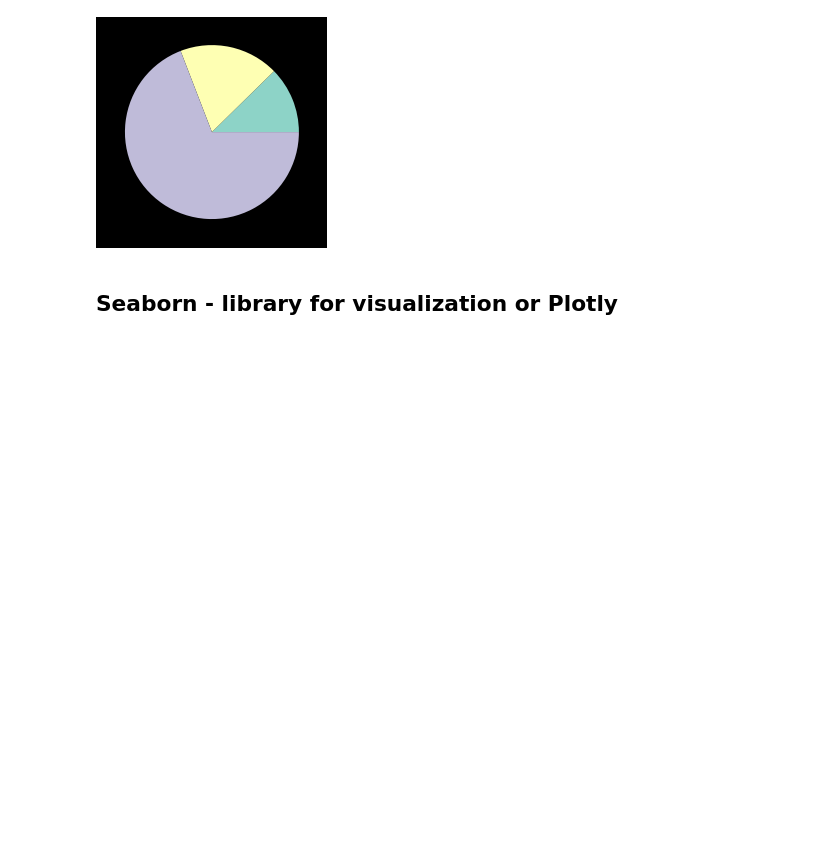
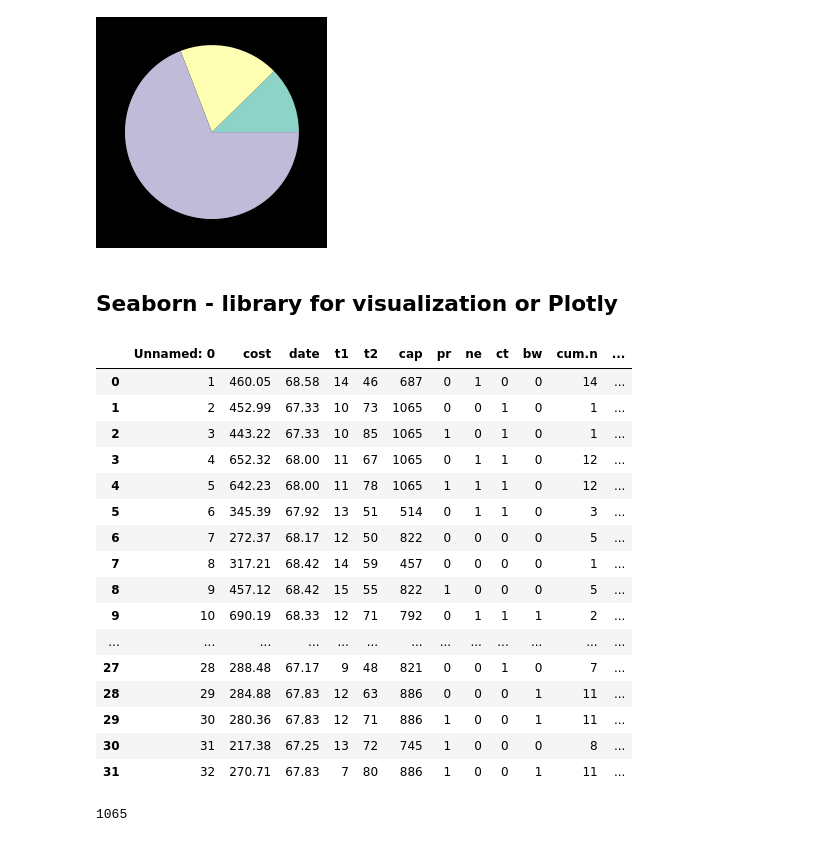
Before and after one commit to LuGeorgiev/Python-SoftUni, a Jupyter notebook: DataScience/03.DataVizualization/Data Visualisation Lecture.ipynb, the cells around one changed output. Saved outputs shown, nothing was run; the diff lists cells and outputs as text; code cells hidden in the pictures; blank space fills up the shorter version.

```diff
--- a/DataScience/03.DataVizualization/Data Visualisation Lecture.ipynb
+++ b/DataScience/03.DataVizualization/Data Visualisation Lecture.ipynb
@@ -192,3 +192,28 @@ plt.show()
 [figure]
 # %% [markdown]
 ## Seaborn - library for visualization or Plotly
+# %%
+powerplant_data = pd.read_csv("https://raw.githubusercontent.com/vincentarelbundock/Rdatasets/master/csv/boot/nuclear.csv")
+powerplant_data
+# %% [output]
+|  | Unnamed: 0 | cost | date | t1 | t2 | cap | pr | ne | ct | bw | cum.n | ... |
+| 0 | 1 | 460.05 | 68.58 | 14 | 46 | 687 | 0 | 1 | 0 | 0 | 14 | ... |
+| 1 | 2 | 452.99 | 67.33 | 10 | 73 | 1065 | 0 | 0 | 1 | 0 | 1 | ... |
+| 2 | 3 | 443.22 | 67.33 | 10 | 85 | 1065 | 1 | 0 | 1 | 0 | 1 | ... |
+| 3 | 4 | 652.32 | 68.00 | 11 | 67 | 1065 | 0 | 1 | 1 | 0 | 12 | ... |
+| 4 | 5 | 642.23 | 68.00 | 11 | 78 | 1065 | 1 | 1 | 1 | 0 | 12 | ... |
+| 5 | 6 | 345.39 | 67.92 | 13 | 51 | 514 | 0 | 1 | 1 | 0 | 3 | ... |
+| 6 | 7 | 272.37 | 68.17 | 12 | 50 | 822 | 0 | 0 | 0 | 0 | 5 | ... |
+| 7 | 8 | 317.21 | 68.42 | 14 | 59 | 457 | 0 | 0 | 0 | 0 | 1 | ... |
+| 8 | 9 | 457.12 | 68.42 | 15 | 55 | 822 | 1 | 0 | 0 | 0 | 5 | ... |
+| 9 | 10 | 690.19 | 68.33 | 12 | 71 | 792 | 0 | 1 | 1 | 1 | 2 | ... |
+| ... | ... | ... | ... | ... | ... | ... | ... | ... | ... | ... | ... | ... |
+| 27 | 28 | 288.48 | 67.17 | 9 | 48 | 821 | 0 | 0 | 1 | 0 | 7 | ... |
+| 28 | 29 | 284.88 | 67.83 | 12 | 63 | 886 | 0 | 0 | 0 | 1 | 11 | ... |
+| 29 | 30 | 280.36 | 67.83 | 12 | 71 | 886 | 1 | 0 | 0 | 1 | 11 | ... |
+| 30 | 31 | 217.38 | 67.25 | 13 | 72 | 745 | 1 | 0 | 0 | 0 | 8 | ... |
+| 31 | 32 | 270.71 | 67.83 | 7 | 80 | 886 | 1 | 0 | 0 | 1 | 11 | ... |
+# %%
+powerplant_data[powerplant_data["pr"] == 1]["cap"].max()
+# %% [output]
+1065
```
Also changed, not shown: parts of 1 cell of this notebook, 2 other files.
